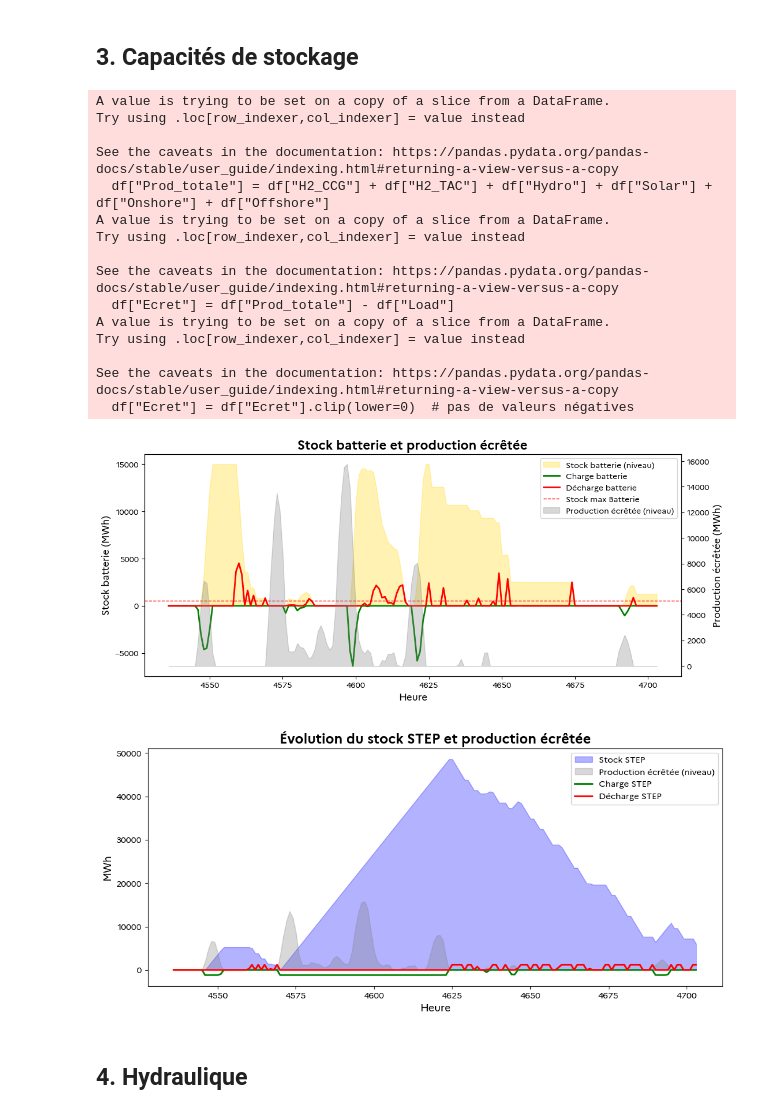
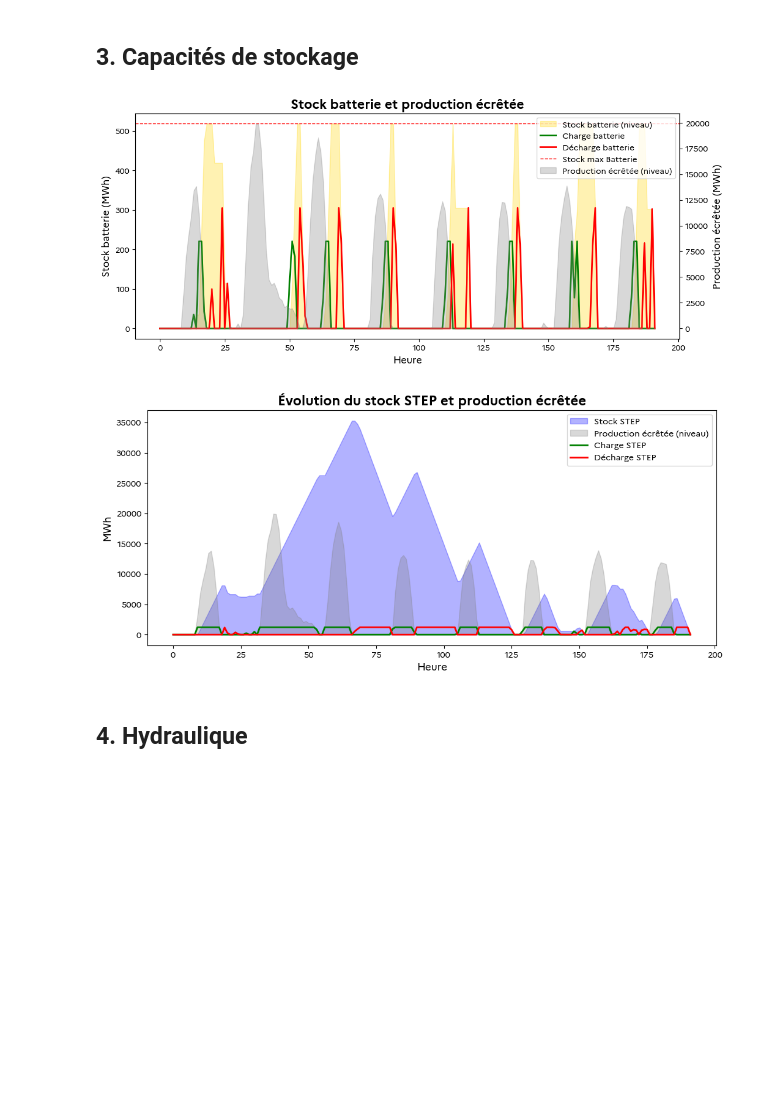
Before and after one commit to alextonon/ETE305_Optimization_Study, a Jupyter notebook: analysis.ipynb, the cells around one changed output. Cells and saved outputs as stored; diff of their text form; code cells hidden in the pictures; blank space fills up the shorter version.

```diff
--- a/analysis.ipynb
+++ b/analysis.ipynb
@@ -62,10 +62,8 @@ charge_cols = [
     'STEP_charge','Battery_charge'
 ]
 # %%
-df_global = pd.read_csv('results_annuel.csv', sep=';')
-df_global.drop(columns=['t'], inplace=True)
+df = pd.read_csv('results.csv', sep=';')
+df.drop(columns=['t'], inplace=True)
 
-print(df_global.columns)
-
-parc = json.load(open('parc_annuel.json', 'r'))
+json.load(open('parc_resultats.json', 'r'))
 # %% [output]
@@ -76,9 +86,5 @@ Index(['Solar', 'Onshore', 'Offshore', 'Battery_stock', 'Battery_charge',
 # %% [markdown]
 ## **1. EOD : vue générale**
-# %%
-WEEK_TO_PLOT = 28
-
-df= df_global.iloc[WEEK_TO_PLOT*7*24:(WEEK_TO_PLOT+1)*7*24]
 # %%
 plt.figure(figsize=(11,5))
 
@@ -228,7 +234,7 @@ stock_max_battery = CapaBattery * d_battery
 rbattery = 0.85
 
 # --- Calcul de la production totale ---
-df["Prod_totale"] = df["H2_CCG"] + df["H2_TAC"] + df["Hydro"] + df["Solar"] + df["Onshore"] + df["Offshore"]
+df["Prod_totale"] = df["H2_CCG"] + df["H2_TAC"] + df["Hydro"] + df["Solaire"] + df["Onshore"] + df["Offshore"]
 
 # --- Production écrêtée avant utilisation des stocks ---
 df["Ecret"] = df["Prod_totale"] - df["Load"]
@@ -245,7 +251,7 @@ fig, ax1 = plt.subplots(figsize=(12,5))
 ax1.fill_between(time, 0, df["Battery_stock"], color='gold', alpha=0.3, label="Stock batterie (niveau)")
 
 ax1.plot(time, -df["Battery_charge"]*rbattery, linewidth=2, color='green', label="Charge batterie")
-ax1.plot(time, df["Battery_discharge"]/rbattery, linewidth=2, color='red', label="Décharge batterie")
+ax1.plot(time, df["Battery_decharge"]/rbattery, linewidth=2, color='red', label="Décharge batterie")
 ax1.axhline(y=stock_max_battery, linestyle="--", linewidth=1, color="red", label="Stock max Batterie")
 ax1.set_xlabel("Heure")
 ax1.set_ylabel("Stock batterie (MWh)")
@@ -254,51 +260,36 @@ ax1.set_ylabel("Stock batterie (MWh)")
 # Axe secondaire : production écrêtée
 ax2 = ax1.twinx()
 # ax2.plot(time, df["Ecret"], linestyle="--", linewidth=2,color="gray", label="Production écrêtée")
 ax2.fill_between(time, 0, df["Ecret"], color='gray', alpha=0.3, label="Production écrêtée (niveau)")
 ax2.set_ylabel("Production écrêtée (MWh)")
 
 # Légende combinée
 lines_1, labels_1 = ax1.get_legend_handles_labels()
 lines_2, labels_2 = ax2.get_legend_handles_labels()
 ax1.legend(lines_1 + lines_2, labels_1 + labels_2, loc="upper right")
 
 plt.title("Stock batterie et production écrêtée")
 plt.show()
 
 # --- Plot Stock STEP ---
 # On peut calculer stock max STEP si on a Pmax_STEP et durée max 24*7h
 #stock_max_STEP = ?
 
 plt.figure(figsize=(12,5))
 #plt.plot(time, df["STEP_stock"], linewidth=2, color='blue', label="Stock STEP")
 plt.fill_between(time, 0, df["STEP_stock"], color='blue', alpha=0.3, label="Stock STEP")
 #plt.axhline(y=stock_max_STEP, linestyle="--", color="red", label="Stock max STEP")
 plt.fill_between(time, 0, df["Ecret"], color='gray', alpha=0.3, label="Production écrêtée (niveau)")
 plt.plot(time, -df["STEP_charge"], linewidth=2, color='green', label = "Charge STEP")
-plt.plot(time, df["STEP_discharge"], linewidth=2, color='red', label = "Décharge STEP")
+plt.plot(time, df["STEP_decharge"], linewidth=2, color='red', label = "Décharge STEP")
 plt.title("Évolution du stock STEP et production écrêtée")
 plt.xlabel("Heure")
 plt.ylabel("MWh")
 plt.legend()
 plt.show()
 # %% [output]
-A value is trying to be set on a copy of a slice from a DataFrame.
-Try using .loc[row_indexer,col_indexer] = value instead
-
-See the caveats in the documentation: https://pandas.pydata.org/pandas-docs/stable/user_guide/indexing.html#returning-a-view-versus-a-copy
-  df["Prod_totale"] = df["H2_CCG"] + df["H2_TAC"] + df["Hydro"] + df["Solar"] + df["Onshore"] + df["Offshore"]
-A value is trying to be set on a copy of a slice from a DataFrame.
-Try using .loc[row_indexer,col_indexer] = value instead
-
-See the caveats in the documentation: https://pandas.pydata.org/pandas-docs/stable/user_guide/indexing.html#returning-a-view-versus-a-copy
-  df["Ecret"] = df["Prod_totale"] - df["Load"]
-A value is trying to be set on a copy of a slice from a DataFrame.
-Try using .loc[row_indexer,col_indexer] = value instead
-
-See the caveats in the documentation: https://pandas.pydata.org/pandas-docs/stable/user_guide/indexing.html#returning-a-view-versus-a-copy
-  df["Ecret"] = df["Ecret"].clip(lower=0)  # pas de valeurs négatives
-[figure, old version]
+[figure, new version]
-[figure, old version]
+[figure, new version]
 # %% [markdown]
 ## **4. Hydraulique**
 # %% [markdown]
```
Also changed, not shown: parts of 3 cells of this notebook.
